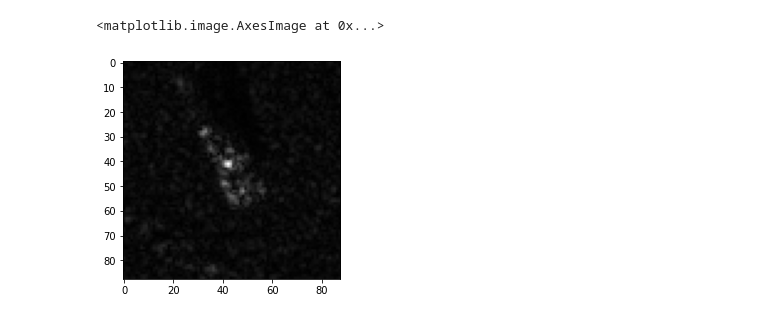
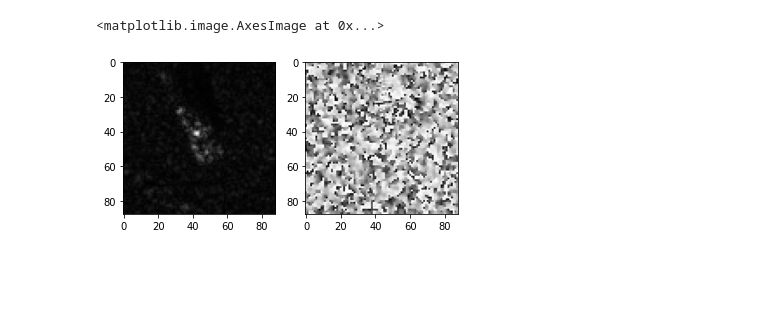
Before and after one commit to jangsoopark/AConvNet-pytorch, a Jupyter notebook: notebook/target-chip.ipynb, the cells around one changed output. Saved outputs shown, nothing was run; the diff lists cells and outputs as text; code cells hidden in the pictures; blank space fills up the shorter version.

```diff
--- a/notebook/target-chip.ipynb
+++ b/notebook/target-chip.ipynb
@@ -23,9 +23,11 @@ m = mstar.MSTAR(use_phase=True)
 # %%
 label, image = m.read('../dataset/soc/raw/test/2S1/HB14931.000')
 image = np.log10(np.abs(image) + 1)
 amplitude, phase = image[0][:, :, 0], image[0][:, :, 1]
+
+fig, axes = plt.subplots(1, 2)
+axes[0].imshow(amplitude, cmap='gray')
+axes[1].imshow(phase, cmap='gray')
+# %% [output]
+<matplotlib.image.AxesImage at 0x...>
+[figure, added]
-# %%
-plt.imshow(amplitude, cmap='gray')
-# %% [output]
-<matplotlib.image.AxesImage at 0x...>
-[figure, removed]
```
Also changed, not shown: parts of 4 cells of this notebook, 1 other file.
